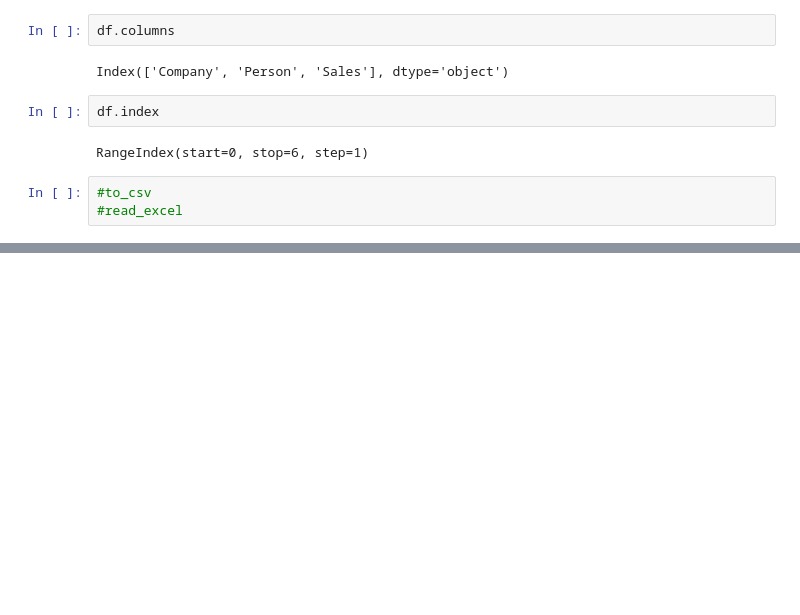
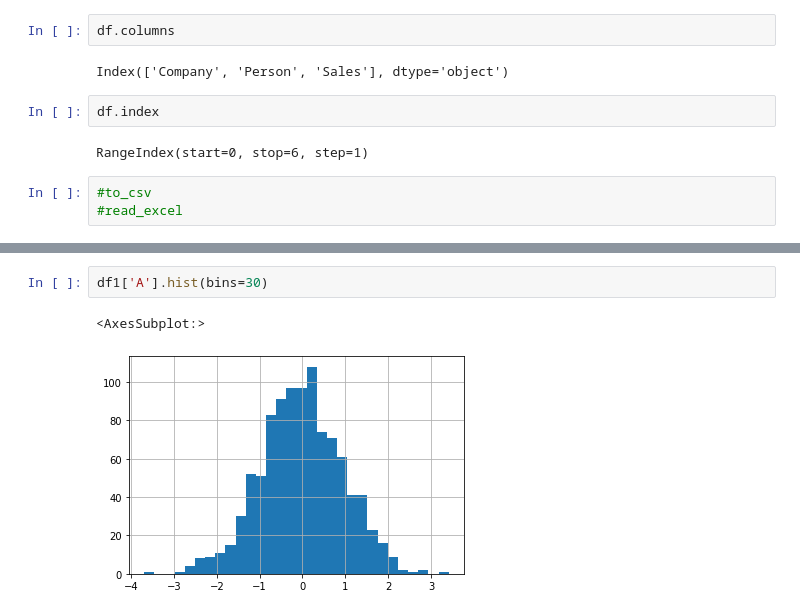
Before and after one commit to kriti-ixix/python2batch, a Jupyter notebook: data analytics/pandas.ipynb, the cells around one changed output, grey strips where cells are left out. Cells and saved outputs as stored; diff of their text form; blank space fills up the shorter version.

```diff
--- a/data analytics/pandas.ipynb
+++ b/data analytics/pandas.ipynb
@@ -486,0 +528,5 @@ RangeIndex(start=0, stop=6, step=1)
+# %%
+df1['A'].hist(bins=30)
+# %% [output]
+<AxesSubplot:>
+[figure, added]
```
Also changed, not shown: parts of 36 cells of this notebook.
